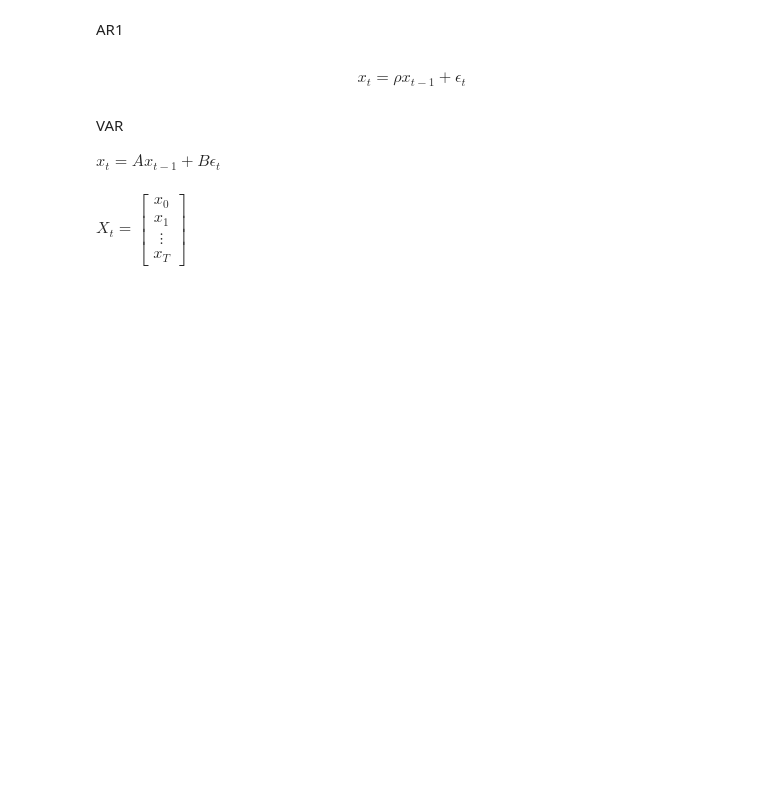
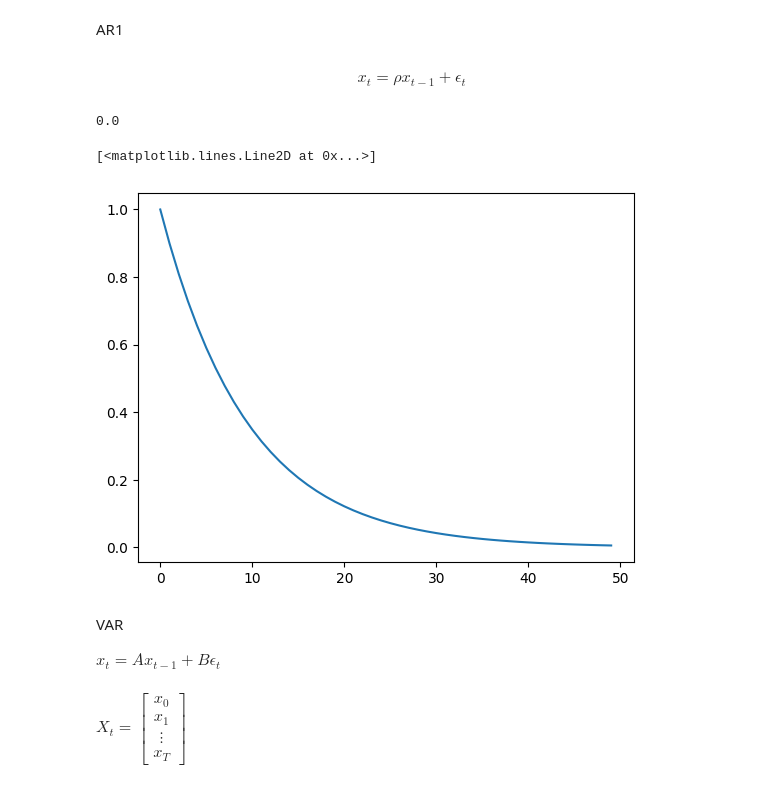
Before and after one commit to marcdelabarrera/dsolve, a Jupyter notebook: notebooks/sequence_space.ipynb, the cells around one changed output. Drawn from its saved outputs; the diff is of its cells as text; code cells hidden in the pictures; blank space fills up the shorter version.

```diff
--- a/notebooks/sequence_space.ipynb
+++ b/notebooks/sequence_space.ipynb
@@ -31,8 +32,16 @@ def F(X, Eps):
     return out
 # %%
 sol = root(lambda X: F(X,Eps).reshape(-1), x0=X)
+# %%
+X = sol.x
+print(jnp.max(jnp.abs(F(X,Eps))))
+# %% [output]
+0.0
 # %%
-plt.plot(sol.x)
+plt.plot(X)
+# %% [output]
+[<matplotlib.lines.Line2D at 0x...>]
+[figure, added]
 # %% [markdown]
 VAR
 
```
Also changed, not shown: parts of 7 cells of this notebook.
